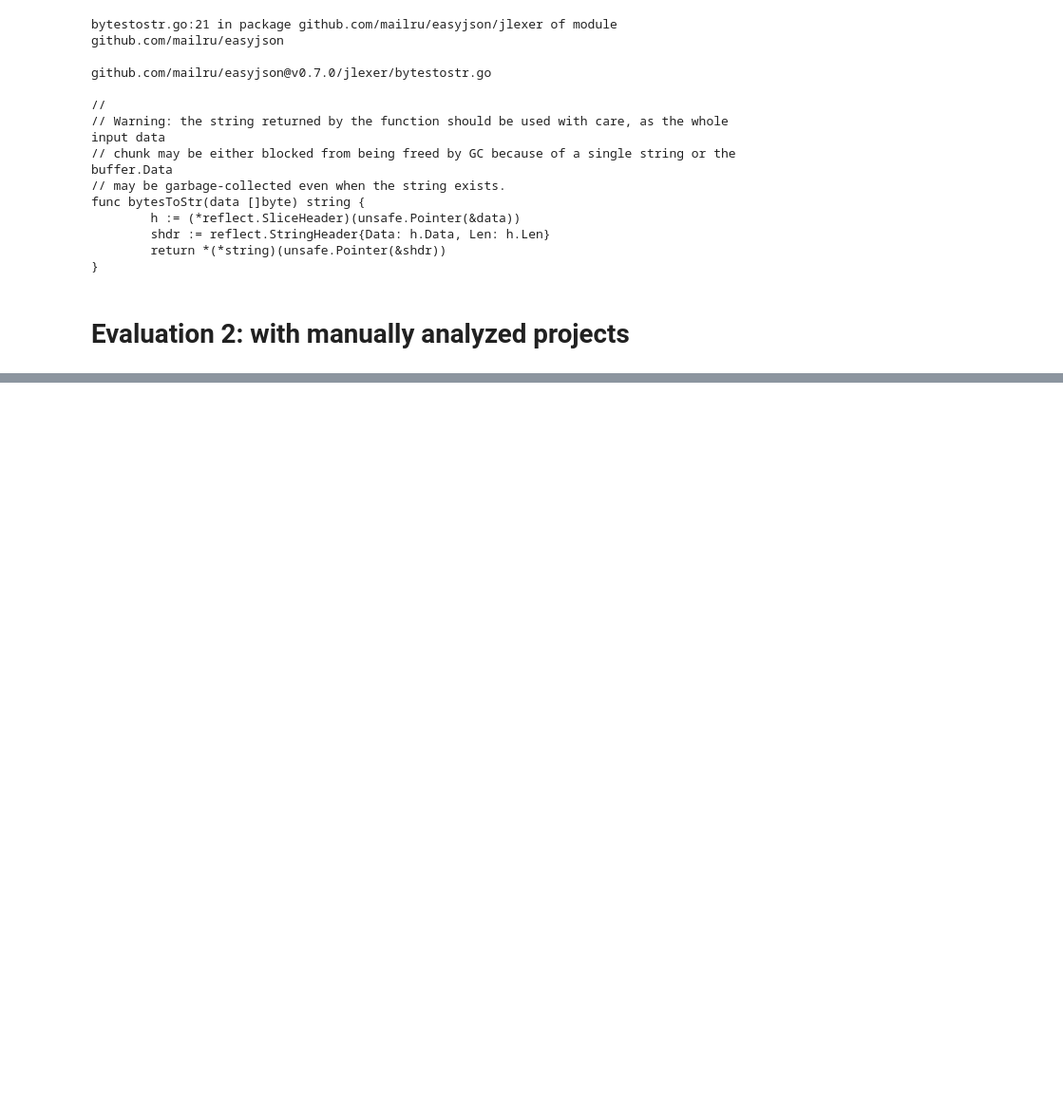
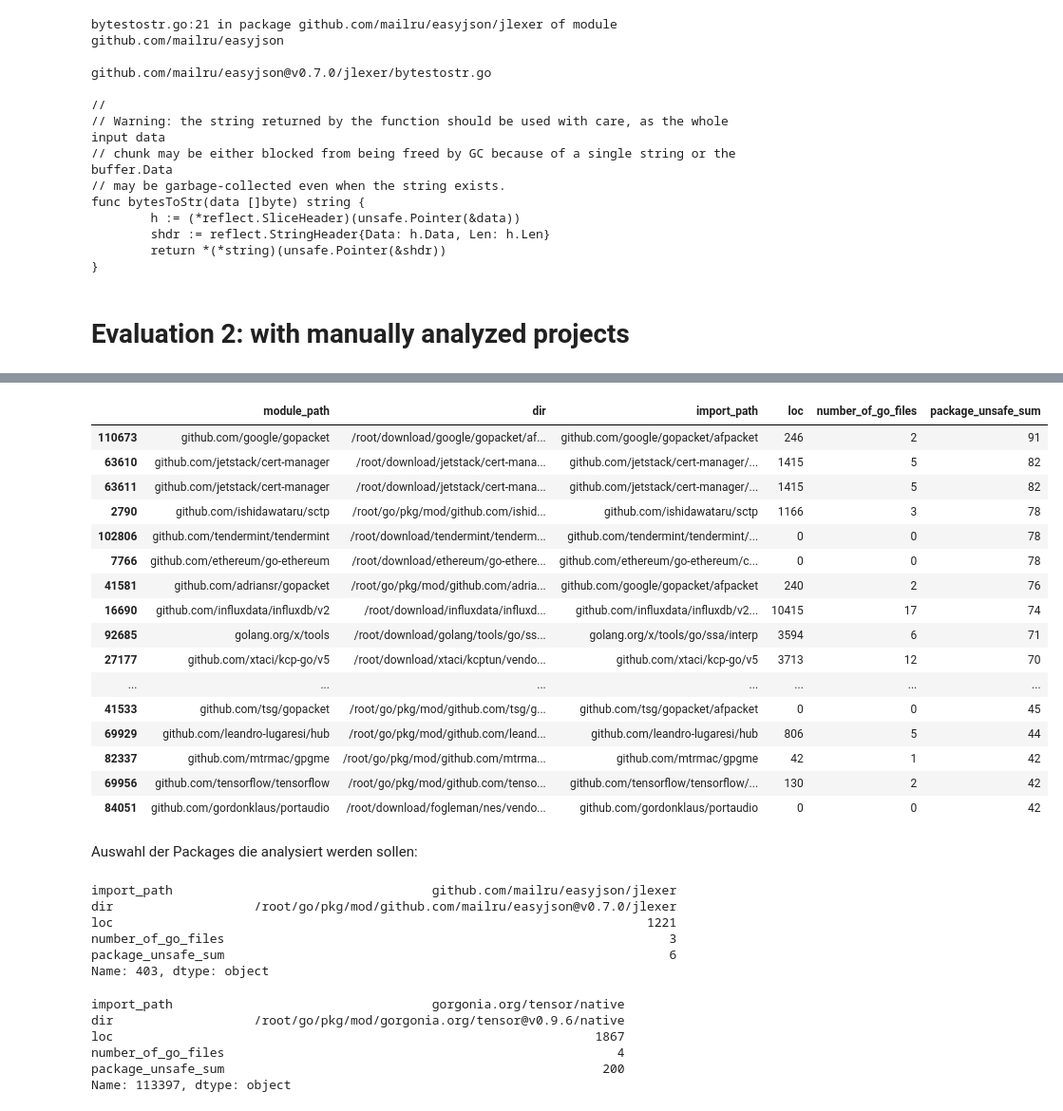
Before and after one commit to jlauinger/master-of-science, a Jupyter notebook: code/data-survey/analysis/go-safer-evaluation.ipynb, the cells around one changed output, grey strips where cells are left out. Shown at 95% size. Cells and saved outputs as stored; diff of their text form; code cells hidden in the pictures; blank space fills up the shorter version.

```diff
--- a/code/data-survey/analysis/go-safer-evaluation.ipynb
+++ b/code/data-survey/analysis/go-safer-evaluation.ipynb
@@ -48,0 +77,51 @@ func bytesToStr(data []byte) string {
+# %%
+pd.set_option('max_colwidth', 540)
+
+packages_df\
+    [packages_df['is_standard']==False]\
+    .drop_duplicates(subset=['import_path', 'module_path']).dropna()\
+    .sort_values(by='package_unsafe_sum', ascending=False)\
+    .loc[:,['module_path', 'dir', 'import_path', 'loc', 'number_of_go_files', 'package_unsafe_sum']]\
+    [50:100]
+# %% [output]
+|  | module_path | dir | import_path | loc | number_of_go_files | package_unsafe_sum |
+| 110673 | github.com/google/gopacket | /root/download/google/gopacket/af... | github.com/google/gopacket/afpacket | 246 | 2 | 91 |
+| 63610 | github.com/jetstack/cert-manager | /root/download/jetstack/cert-mana... | github.com/jetstack/cert-manager/... | 1415 | 5 | 82 |
+| 63611 | github.com/jetstack/cert-manager | /root/download/jetstack/cert-mana... | github.com/jetstack/cert-manager/... | 1415 | 5 | 82 |
+| 2790 | github.com/ishidawataru/sctp | /root/go/pkg/mod/github.com/ishid... | github.com/ishidawataru/sctp | 1166 | 3 | 78 |
+| 102806 | github.com/tendermint/tendermint | /root/download/tendermint/tenderm... | github.com/tendermint/tendermint/... | 0 | 0 | 78 |
+| 7766 | github.com/ethereum/go-ethereum | /root/download/ethereum/go-ethere... | github.com/ethereum/go-ethereum/c... | 0 | 0 | 78 |
+| 41581 | github.com/adriansr/gopacket | /root/go/pkg/mod/github.com/adria... | github.com/google/gopacket/afpacket | 240 | 2 | 76 |
+| 16690 | github.com/influxdata/influxdb/v2 | /root/download/influxdata/influxd... | github.com/influxdata/influxdb/v2... | 10415 | 17 | 74 |
+| 92685 | golang.org/x/tools | /root/download/golang/tools/go/ss... | golang.org/x/tools/go/ssa/interp | 3594 | 6 | 71 |
+| 27177 | github.com/xtaci/kcp-go/v5 | /root/download/xtaci/kcptun/vendo... | github.com/xtaci/kcp-go/v5 | 3713 | 12 | 70 |
+| ... | ... | ... | ... | ... | ... | ... |
+| 41533 | github.com/tsg/gopacket | /root/go/pkg/mod/github.com/tsg/g... | github.com/tsg/gopacket/afpacket | 0 | 0 | 45 |
+| 69929 | github.com/leandro-lugaresi/hub | /root/go/pkg/mod/github.com/leand... | github.com/leandro-lugaresi/hub | 806 | 5 | 44 |
+| 82337 | github.com/mtrmac/gpgme | /root/go/pkg/mod/github.com/mtrma... | github.com/mtrmac/gpgme | 42 | 1 | 42 |
+| 69956 | github.com/tensorflow/tensorflow | /root/go/pkg/mod/github.com/tenso... | github.com/tensorflow/tensorflow/... | 130 | 2 | 42 |
+| 84051 | github.com/gordonklaus/portaudio | /root/download/fogleman/nes/vendo... | github.com/gordonklaus/portaudio | 0 | 0 | 42 |
+# %% [markdown]
+Auswahl der Packages die analysiert werden sollen:
+# %%
+packages_df[packages_df['import_path']=='github.com/mailru/easyjson/jlexer']\
+    .loc[:,['import_path', 'dir', 'loc', 'number_of_go_files', 'package_unsafe_sum']]\
+    .iloc[0]
+# %% [output]
+import_path                                   github.com/mailru/easyjson/jlexer
+dir                   /root/go/pkg/mod/github.com/mailru/easyjson@v0.7.0/jlexer
+loc                                                                        1221
+number_of_go_files                                                            3
+package_unsafe_sum                                                            6
+Name: 403, dtype: object
+# %%
+packages_df[packages_df['import_path']=='gorgonia.org/tensor/native']\
+    .loc[:,['import_path', 'dir', 'loc', 'number_of_go_files', 'package_unsafe_sum']]\
+    .iloc[0]
+# %% [output]
+import_path                                   gorgonia.org/tensor/native
+dir                   /root/go/pkg/mod/gorgonia.org/tensor@v0.9.6/native
+loc                                                                 1867
+number_of_go_files                                                     4
+package_unsafe_sum                                                   200
+Name: 113397, dtype: object
```
Also changed, not shown: parts of 10 cells of this notebook, 1 other file.
